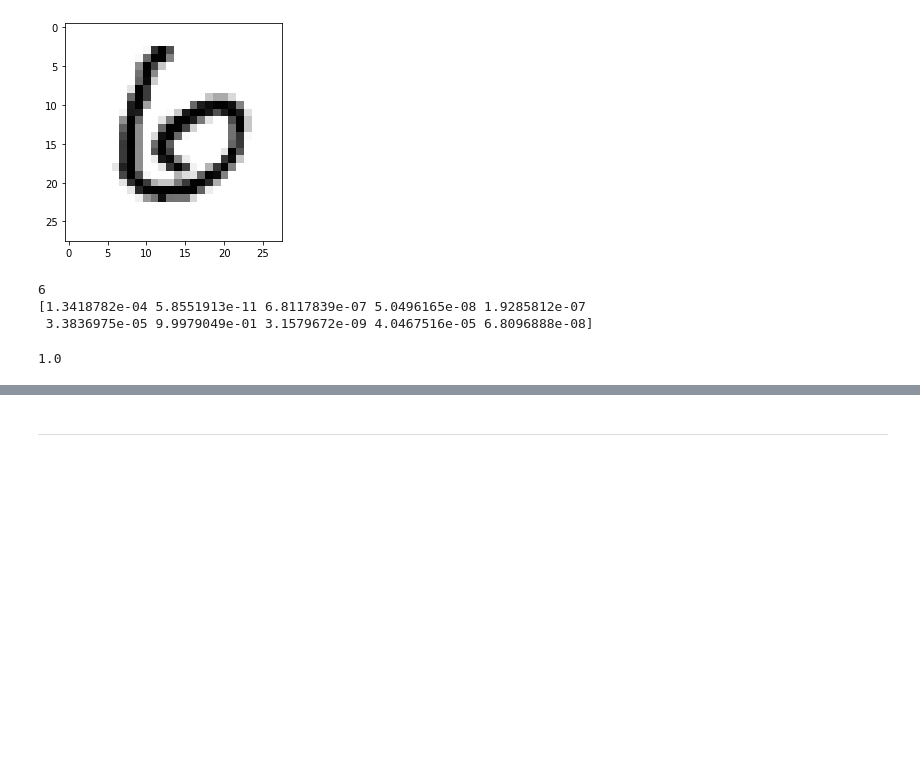
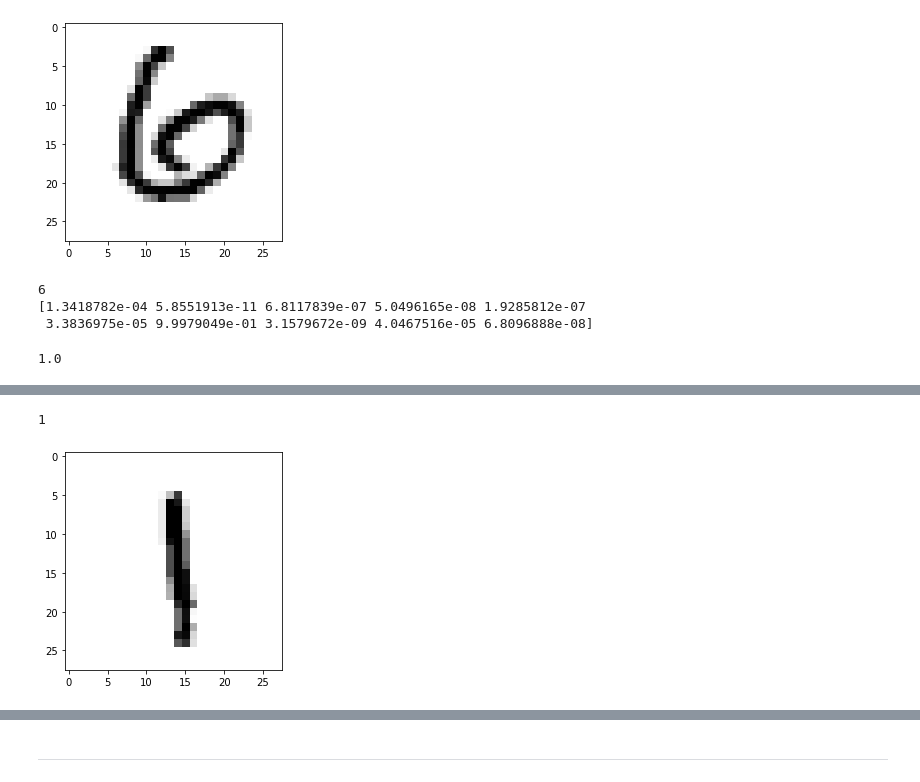
Before and after one commit to carlosemiliorabazo/deepLearning, a Jupyter notebook: 2_1_Un_primer_vistazo_a_una_Red_Neuronal.ipynb, the cells around one changed output, grey strips where cells are left out. Drawn from its saved outputs; the diff is of its cells as text; code cells hidden in the pictures; blank space fills up the shorter version.

```diff
--- a/2_1_Un_primer_vistazo_a_una_Red_Neuronal.ipynb
+++ b/2_1_Un_primer_vistazo_a_una_Red_Neuronal.ipynb
@@ -441,0 +458,4 @@ np.sum(predictions[11])
+# %%
+mnist = tf.keras.datasets.mnist
+
+(x_train, y_train), (x_test, y_test) = mnist.load_data()
@@ -441,0 +466,6 @@ np.sum(predictions[11])
+# %%
+plt.imshow(x_train[8], cmap=plt.cm.binary)
+print(y_train[8])
+# %% [output]
+1
+[figure, added]
```
Also changed, not shown: parts of 8 cells of this notebook.
